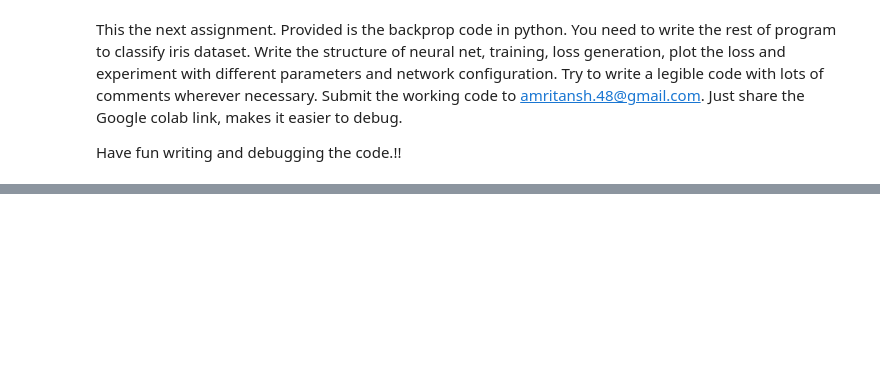
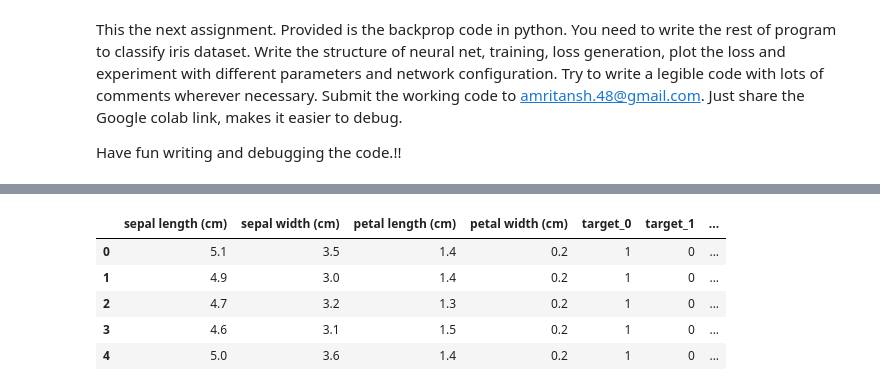
Before and after one commit to manojec054/Assignment, a Jupyter notebook: Assignment_2_2.ipynb, the cells around one changed output, grey strips where cells are left out. Saved outputs shown, nothing was run; the diff lists cells and outputs as text; code cells hidden in the pictures; blank space fills up the shorter version.

```diff
--- a/Assignment_2_2.ipynb
+++ b/Assignment_2_2.ipynb
@@ -85,0 +81,8 @@ iris_data
+# %%
+## Your code from here
+import pandas as pd
+import numpy as np
+import seaborn as sns
+from sklearn.datasets import load_iris # only to load iris dataset
+from sklearn.metrics import confusion_matrix, accuracy_score # for model evaluation
+iris_data = load_iris()
@@ -85,0 +111,19 @@ iris_data
+# %%
+df = pd.DataFrame(data=iris_data.data, columns=iris_data.feature_names)
+df['target'] = iris_data.target
+
+output_layer_neuron = df.target.value_counts().shape[0]
+input_layer_neuron = iris_data.data.shape[1]
+# %%
+# dummies is created to get proper shaped values in output neuron,
+# EX: y = 1 = [0,1,0]
+#     y = 0 = [1,0,0]
+df = pd.get_dummies(df, columns=['target'], prefix='target')
+df.head()
+# %% [output]
+|  | sepal length (cm) | sepal width (cm) | petal length (cm) | petal width (cm) | target_0 | target_1 | ... |
+| 0 | 5.1 | 3.5 | 1.4 | 0.2 | 1 | 0 | ... |
+| 1 | 4.9 | 3.0 | 1.4 | 0.2 | 1 | 0 | ... |
+| 2 | 4.7 | 3.2 | 1.3 | 0.2 | 1 | 0 | ... |
+| 3 | 4.6 | 3.1 | 1.5 | 0.2 | 1 | 0 | ... |
+| 4 | 5.0 | 3.6 | 1.4 | 0.2 | 1 | 0 | ... |
```
Also changed, not shown: parts of 12 cells of this notebook.
